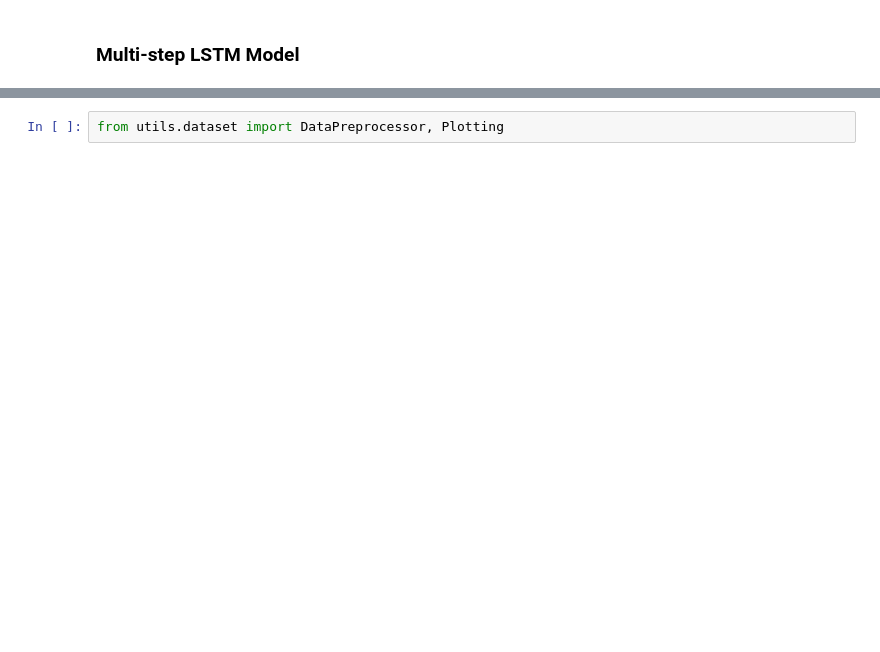
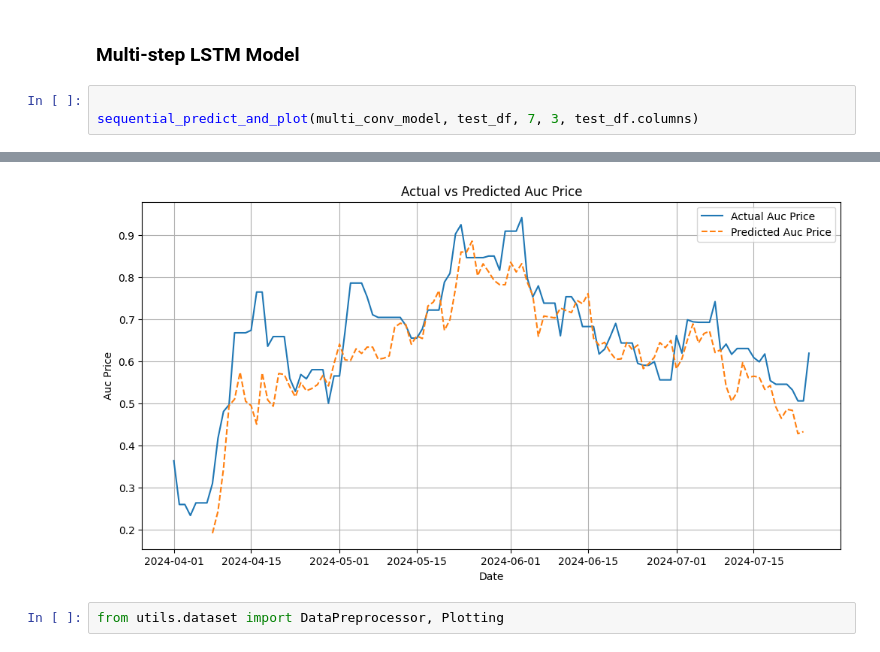
Before and after one commit to wyne1/carbon-market-forecasting, a Jupyter notebook: lstm-model.ipynb, the cells around one changed output, grey strips where cells are left out. Saved outputs shown, nothing was run; the diff lists cells and outputs as text; blank space fills up the shorter version.

```diff
--- a/lstm-model.ipynb
+++ b/lstm-model.ipynb
@@ -695,2 +695,6 @@ Epoch 12/20
 # %% [markdown]
 ### Multi-step LSTM Model
+# %%
+
+sequential_predict_and_plot(multi_conv_model, test_df, 7, 3, test_df.columns)
+# %% [output]
@@ -697,3 +718,4 @@ Epoch 12/20
+[figure, added]
 # %%
 from utils.dataset import DataPreprocessor, Plotting
 # %%
```
Also changed, not shown: parts of 15 cells of this notebook, 4 other files.
